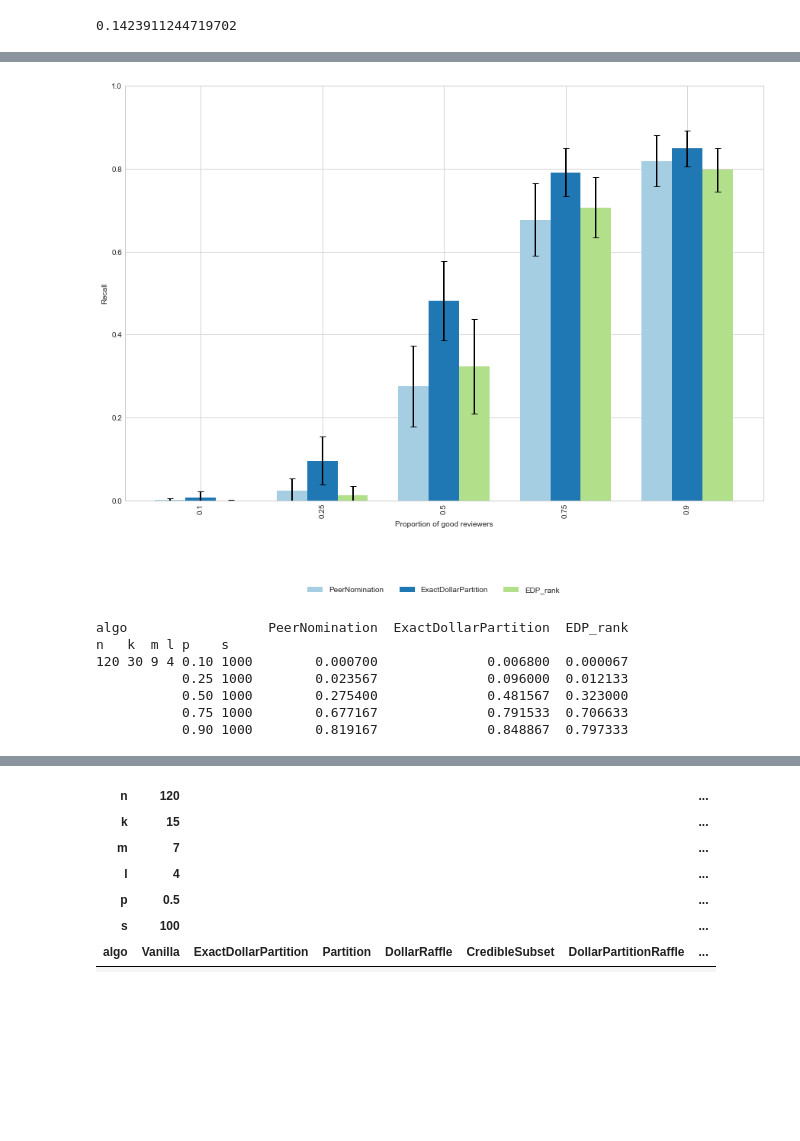
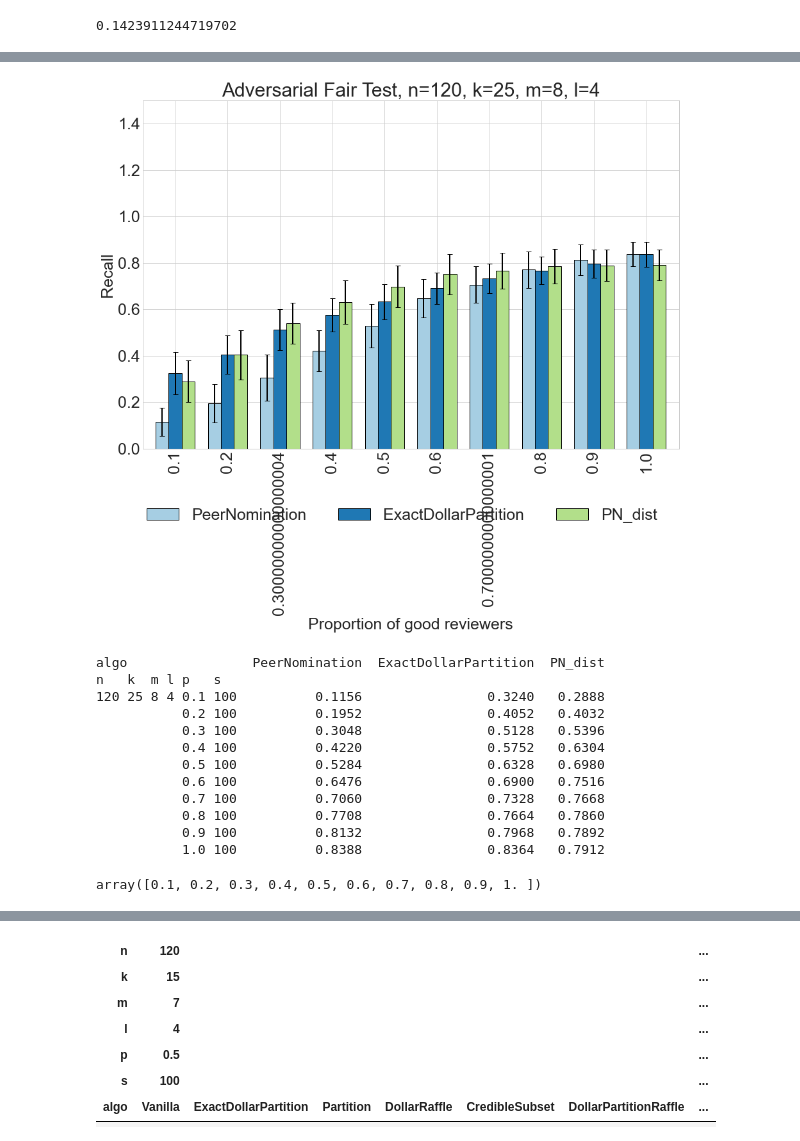
Before and after one commit to szhydkov/PeerNomination, a Jupyter notebook: peerselect/notebooks/stas_testing.ipynb, the cells around one changed output, grey strips where cells are left out. Cells and saved outputs as stored; diff of their text form; code cells hidden in the pictures; blank space fills up the shorter version.

Commit message:
new experiments and figures

```diff
--- a/peerselect/notebooks/stas_testing.ipynb
+++ b/peerselect/notebooks/stas_testing.ipynb
@@ -139,0 +349,2 @@ df1 = pd.read_pickle("db/edp_vs_peer_adv.pkl")
+# %%
+df = pd.read_pickle("../experiments/some_test.pkl")
@@ -168,63 +392,73 @@ df1
 #
 # Takes a slice of the array and generates the graphs etc.
 #
-def make_output(df, test, labels):
+def make_output(df, test, labels, save=False):
     means = df.loc[:, test].mean().unstack()
     errors = df.loc[:, test].std().unstack()
     mins = df.loc[:, test].min().unstack()
     # print(means)
     # print(errors)
-
+    algo_list = [Impartial.NOMINATION, Impartial.EXACT, "PN_dist"]
 #     print("\t\tApproximate Vanilla Ordering")
 #     means = means[['Vanilla','ExactDollarPartition', "PeerNomination", 'Partition', 'DollarPartitionRaffle', 'DollarRaffle', 'CredibleSubset']]
 #     errors = errors[['Vanilla','ExactDollarPartition', "PeerNomination", 'Partition', 'DollarPartitionRaffle', 'DollarRaffle', 'CredibleSubset']]
 
     # Uncomment to only compare PN and EDP
-    means = means[["PeerNomination", 'ExactDollarPartition', "EDP_rank"]]
-    errors = errors[["PeerNomination", 'ExactDollarPartition', "EDP_rank"]]
+    means = means[algo_list]
+    errors = errors[algo_list]
 
 #     means['PercentChange'] = (means.ExactDollarPartition - means.Partition) / means.Partition * 100.
 #     errors['PercentChange'] = (errors.ExactDollarPartition - errors.Partition) / errors.Partition * 100.
 #     mins['PercentChange'] = (mins.ExactDollarPartition - mins.Partition) / mins.Partition * 100.
 #     print("\t\t MEAN:\n" + str(means[['Vanilla','ExactDollarPartition', 'Partition', 'PercentChange']]))
 #     print("\t\t STD:\n" + str(errors[['Vanilla','ExactDollarPartition', 'Partition', 'PercentChange']]))
 #     print("\t\t MIN:\n" + str(mins[['Vanilla','ExactDollarPartition', 'Partition', 'PercentChange']]))
 #     del means['PercentChange']
 #     del errors['PercentChange']
 #     del mins['PercentChange']
 
     for index, row in means.iterrows():
         means.loc[index] = row / float(index[1])
     for index, row in errors.iterrows():
         errors.loc[index] = row / float(index[1])
 
     # print(errors)
 
     #Set colors..
     color_list = plt.cm.Paired(np.linspace(0, 1, 10))
     color_list = color_list[:7]
     #color_list = sns.color_palette("pastel", 6)
     means.plot(kind='bar', legend=False, yerr=errors.values.T, figsize=(15, 10), ylim=(0.0, 1.05), \
-            color=color_list, error_kw={'ecolor':'Black', 'linewidth':2, 'capsize':4}, width=0.75)
-#     plt.title("Fair Test")
+            color=color_list, error_kw={'ecolor':'Black', 'linewidth':2, 'capsize':4}, width=0.75, edgecolor="k")
+    plt.title(f"Adversarial Fair Test, n={test[0]}, k={test[1]}, m={test[2]}, l={test[3]}")
     plt.legend(bbox_to_anchor = (0,-0.05,1,1), bbox_transform=plt.gcf().transFigure, loc='lower center', ncol=7, borderaxespad=0.)
     plt.gca().set_xticklabels(labels)
 #     plt.gca().set_xticks(fontsize=14)
 #     plt.gca().set_yticks(fontsize=14)
 #     plt.gca().set_xlabel("Number of clusters")
     plt.ylabel("Recall")
     plt.gca().set_xlabel("Proportion of good reviewers")
-    plt.ylim([0, 1])
-#     plt.savefig("figs/peer_vs_edps_phi1.png", bbox_inches="tight")
+    plt.ylim([0, 1.5])
+    if save:
+        plt.savefig(f"figs/weighted_vs_edp_fair_k{test[1]}m{test[2]}.png", bbox_inches="tight")
     plt.show()
     print(means)
-make_output(df, (120, 30, 9, 4, slice(None), 1000), test_p)
+make_output(df, (120, 25, 8, 4, slice(None), 100), np.arange(0.1, 1.1, 0.1))
 # %% [output]
-[figure, old version]
+[figure, new version]
-algo                  PeerNomination  ExactDollarPartition  EDP_rank
-n   k  m l p    s
-120 30 9 4 0.10 1000        0.000700              0.006800  0.000067
-           0.25 1000        0.023567              0.096000  0.012133
-           0.50 1000        0.275400              0.481567  0.323000
-           0.75 1000        0.677167              0.791533  0.706633
-           0.90 1000        0.819167              0.848867  0.797333
+algo                PeerNomination  ExactDollarPartition  PN_dist
+n   k  m l p   s
+120 25 8 4 0.1 100          0.1156                0.3240   0.2888
+           0.2 100          0.1952                0.4052   0.4032
+           0.3 100          0.3048                0.5128   0.5396
+           0.4 100          0.4220                0.5752   0.6304
+           0.5 100          0.5284                0.6328   0.6980
+           0.6 100          0.6476                0.6900   0.7516
+           0.7 100          0.7060                0.7328   0.7668
+           0.8 100          0.7708                0.7664   0.7860
+           0.9 100          0.8132                0.7968   0.7892
+           1.0 100          0.8388                0.8364   0.7912
+# %%
+np.arange(0.1, 1.1, 0.1)
+# %% [output]
+array([0.1, 0.2, 0.3, 0.4, 0.5, 0.6, 0.7, 0.8, 0.9, 1. ])
```
Also changed, not shown: parts of 32 cells of this notebook, 20 other files.
